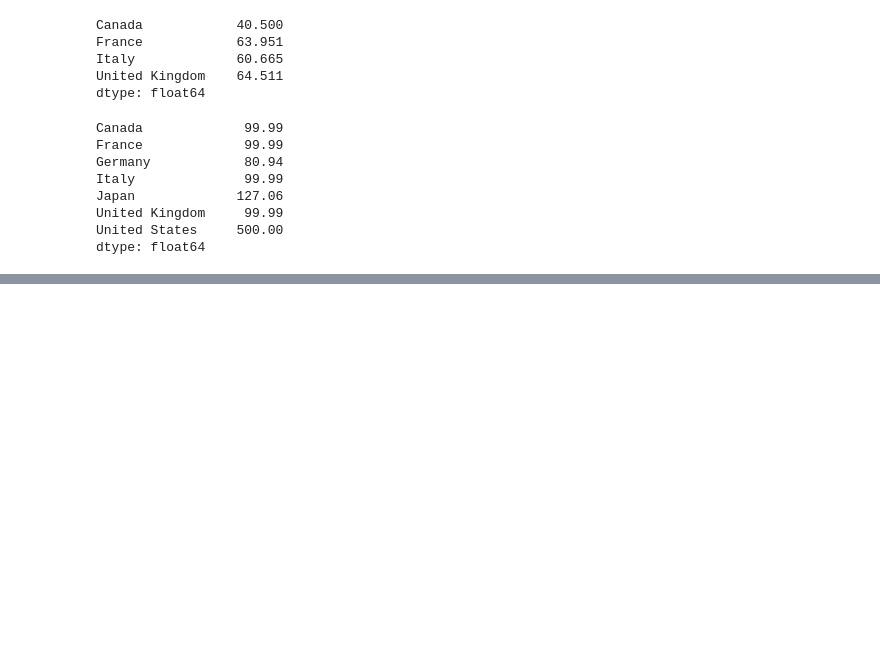
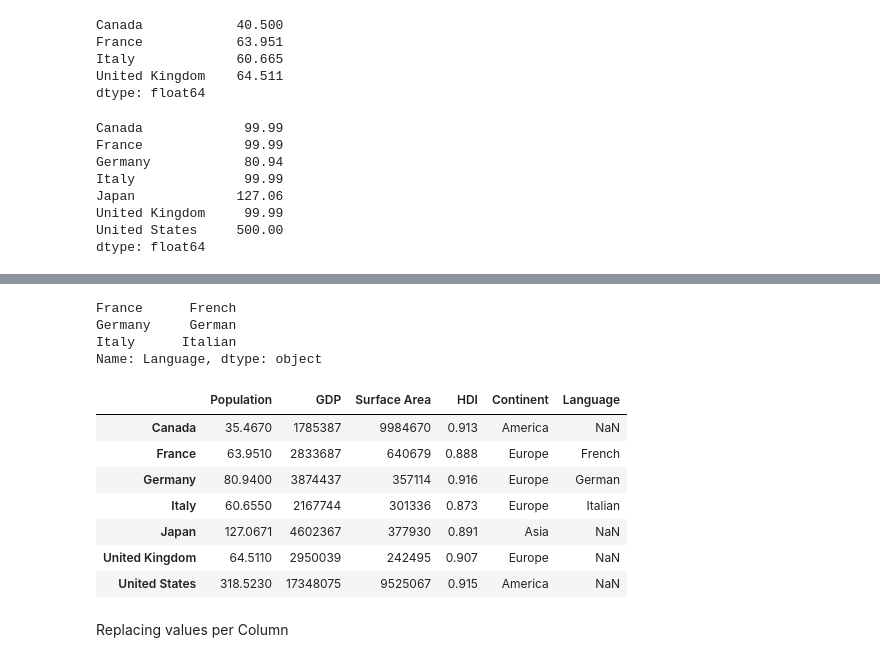
Before and after one commit to NarendranS13/data_analysis_tutorial, a Jupyter notebook: pandas_tutorial.ipynb, the cells around one changed output, grey strips where cells are left out. Drawn from its saved outputs; the diff is of its cells as text; code cells hidden in the pictures; blank space fills up the shorter version.

```diff
--- a/pandas_tutorial.ipynb
+++ b/pandas_tutorial.ipynb
@@ -184,0 +187,8 @@ dtype: float64
+# %%
+df = pd.DataFrame({
+    'Population': [35.467, 63.951,80.94,60.655,127.0671,64.511,318.523],
+    'GDP': [1785387, 2833687,3874437,2167744,4602367,2950039,17348075],
+    'Surface Area': [9984670, 640679,357114,301336,377930,242495,9525067],
+    'HDI': [0.913,0.888,0.916,0.873,0.891,0.907,0.915],
+    'Continent': ['America','Europe','Europe','Europe','Asia','Europe','America']
+}, columns=['Population', 'GDP', 'Surface Area', 'HDI','Continent'])
@@ -184,0 +206,11 @@ dtype: float64
+# %%
+### Providing custom indexes with Dataframe
+df.index = [
+    "Canada",
+    "France",
+    "Germany",
+    "Italy",
+    "Japan",
+    "United Kingdom",
+    "United States",
+]
@@ -184,0 +480,7 @@ dtype: float64
+# %%
+langs
+# %% [output]
+France      French
+Germany     German
+Italy      Italian
+Name: Language, dtype: object
@@ -184,0 +489,13 @@ dtype: float64
+# %%
+df
+# %% [output]
+|  | Population | GDP | Surface Area | HDI | Continent | Language |
+| Canada | 35.4670 | 1785387 | 9984670 | 0.913 | America | NaN |
+| France | 63.9510 | 2833687 | 640679 | 0.888 | Europe | French |
+| Germany | 80.9400 | 3874437 | 357114 | 0.916 | Europe | German |
+| Italy | 60.6550 | 2167744 | 301336 | 0.873 | Europe | Italian |
+| Japan | 127.0671 | 4602367 | 377930 | 0.891 | Asia | NaN |
+| United Kingdom | 64.5110 | 2950039 | 242495 | 0.907 | Europe | NaN |
+| United States | 318.5230 | 17348075 | 9525067 | 0.915 | America | NaN |
+# %% [markdown]
+Replacing values per Column
```
Also changed, not shown: parts of 51 cells of this notebook.
